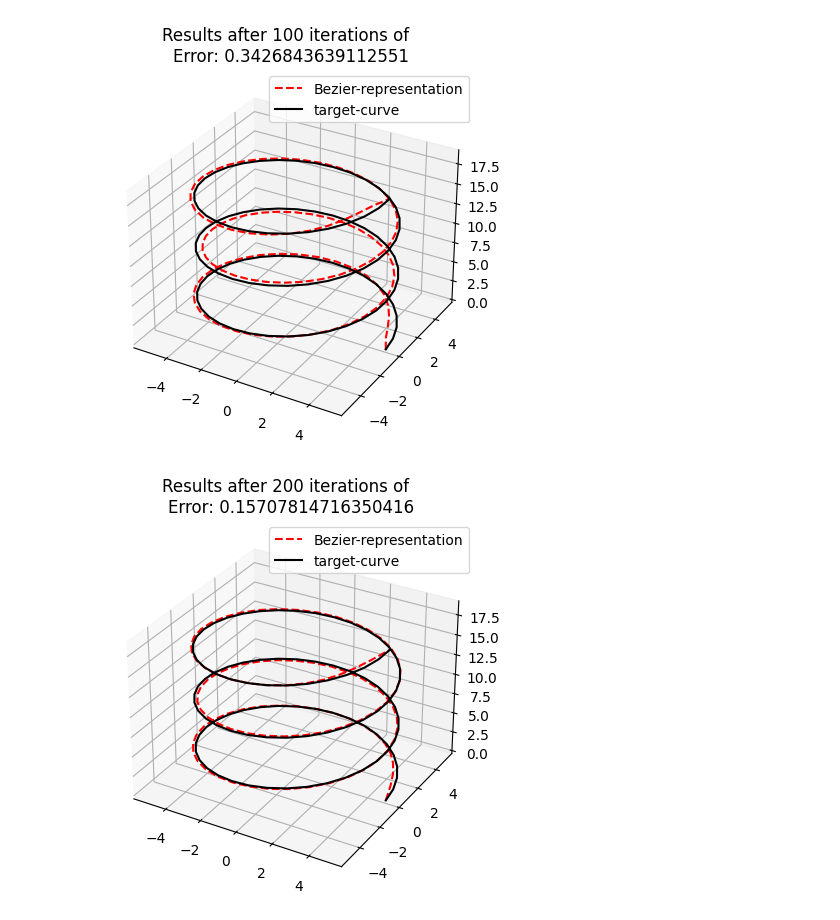
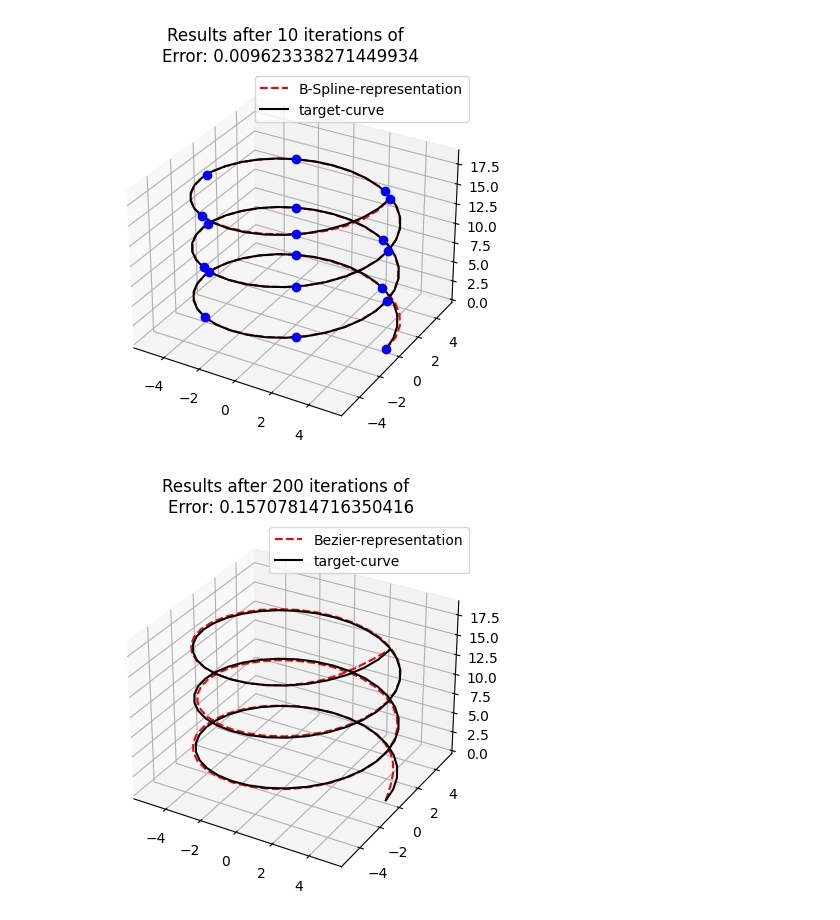
Before and after one commit to fabiangreifeneder33/bachelor_project, a Jupyter notebook: test-nb.ipynb, the cells around one changed output. Saved outputs shown, nothing was run; the diff lists cells and outputs as text; code cells hidden in the pictures.

Commit message:
added method for creating interpolation points (possible to choose them not equispaced and/or with noise)

```diff
--- a/test-nb.ipynb
+++ b/test-nb.ipynb
@@ -15,6 +15,6 @@ for s in S:
     interpolation_points += [curve(s)]
 # %%
  # set-up Bézier-representation
-bz_repr = IP_Curve(interpolation_points)
+ip_repr = IP_Curve(interpolation_points, method="B-Spline")
 # %%
 # apply Richardson-method to Bézier curve until there is no more improvement to the max-error
@@ -23,7 +23,8 @@ while bz_repr.iter < 100:
 # %%
 # plot computed interpolating bezier-curve
-bz_repr.plot_results(curve, *interval)
+ip_repr.plot_results(curve, *interval)
+ip_repr.plot_ip_points()
 # %% [output]
-[figure, old version]
+[figure, new version]
 # %%
 # apply Richardson-method to Bézier curve until there is no more improvement to the max-error
```
Also changed, not shown: parts of 4 cells of this notebook, 3 other files.
